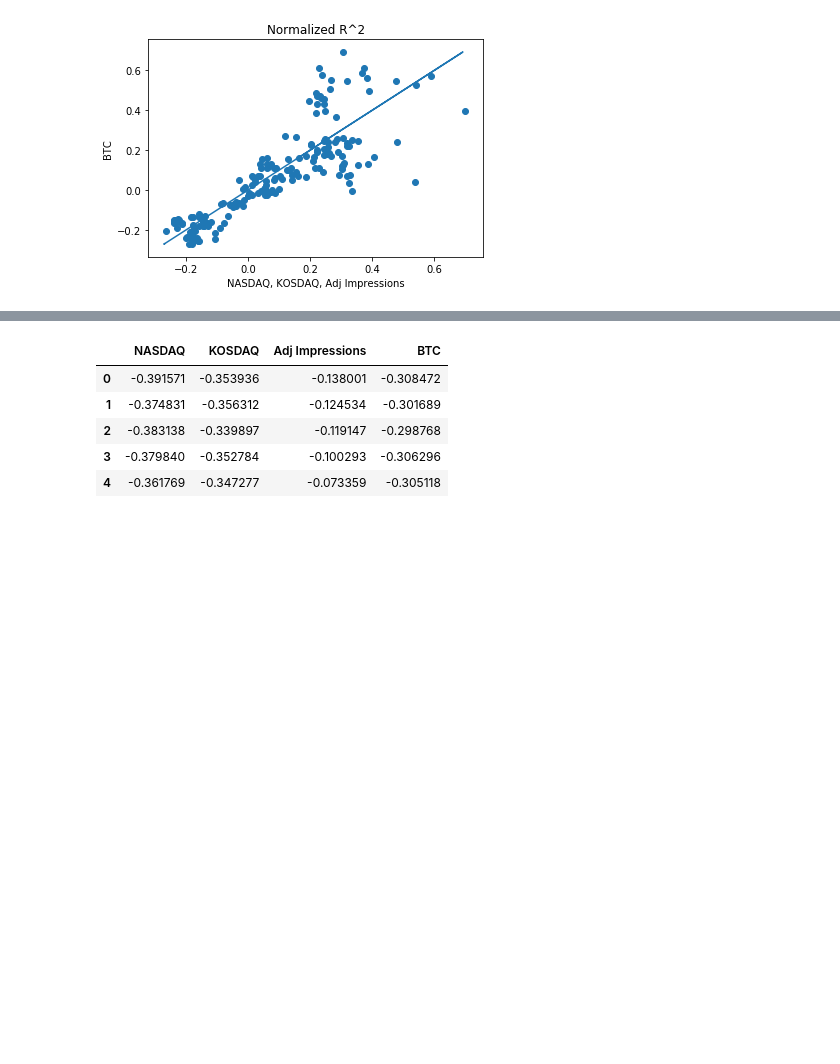
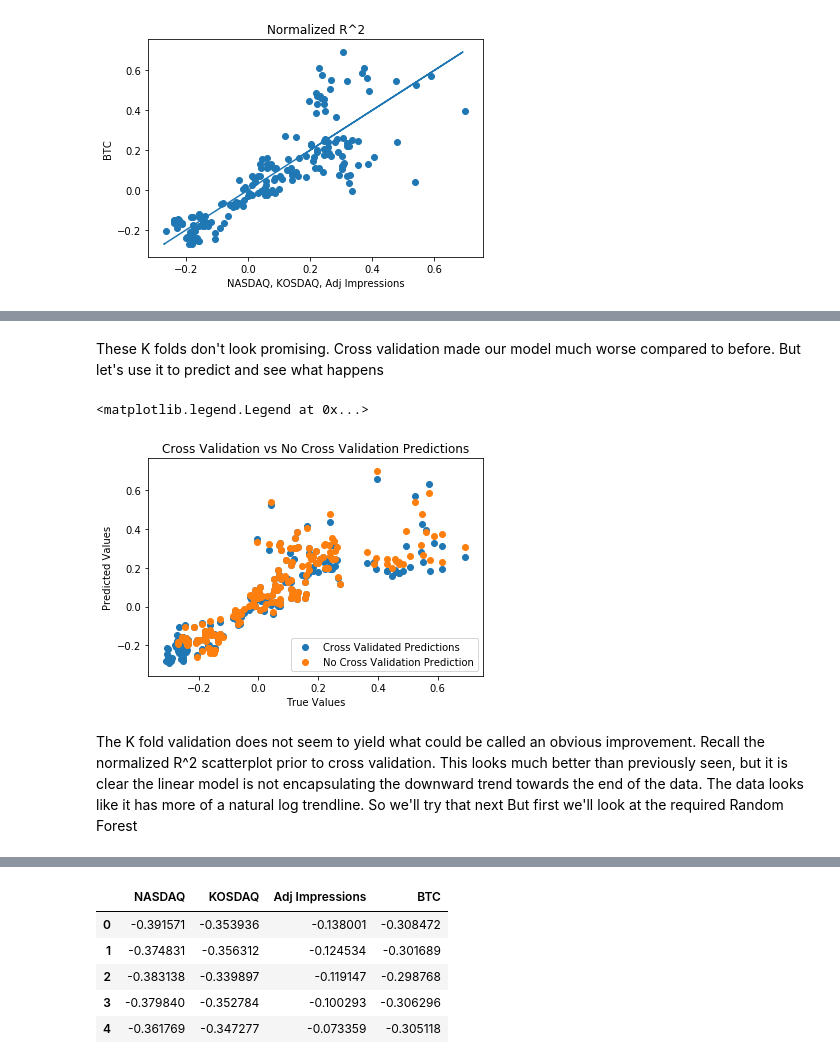
Before and after one commit to Columbia-Intro-Data-Science/python-introduction-MohiAhmed, a Jupyter notebook: Bitcoin Prediction Final Project.ipynb, the cells around one changed output, grey strips where cells are left out. Cells and saved outputs as stored; diff of their text form; code cells hidden in the pictures; blank space fills up the shorter version.

```diff
--- a/Bitcoin Prediction Final Project.ipynb
+++ b/Bitcoin Prediction Final Project.ipynb
@@ -506,0 +541,23 @@ Text(0,0.5,'BTC')
+# %% [markdown]
+These K folds don't look promising. Cross validation made our model much worse compared to before.
+But let's use it to predict and see what happens
+# %%
+kfoldpredict=cross_val_predict(model,Xnorm,ynorm,cv=5)
+
+cross=plt.scatter(ynorm,kfoldpredict)
+plt.xlabel('True values')
+plt.ylabel('Predicted Values')
+#Looking at the two plot
+
+nocross=plt.scatter(ynorm_test,initpredictions)
+plt.title('Cross Validation vs No Cross Validation Predictions')
+plt.xlabel('True Values')
+plt.ylabel('Predicted Values')
+plt.legend((cross, nocross),
+           ('Cross Validated Predictions', 'No Cross Validation Prediction'),loc='lower right')
+# %% [output]
+<matplotlib.legend.Legend at 0x...>
+[figure, added]
+# %% [markdown]
+The K fold validation does not seem to yield what could be called an obvious improvement. Recall the normalized R^2 scatterplot prior to cross validation. This looks much better than previously seen, but it is clear the linear model is not encapsulating the downward trend towards the end of the data. The data looks like it has more of a natural log trendline. So we'll try that next
+But first we'll look at the required Random Forest
```
Also changed, not shown: parts of 9 cells of this notebook.
